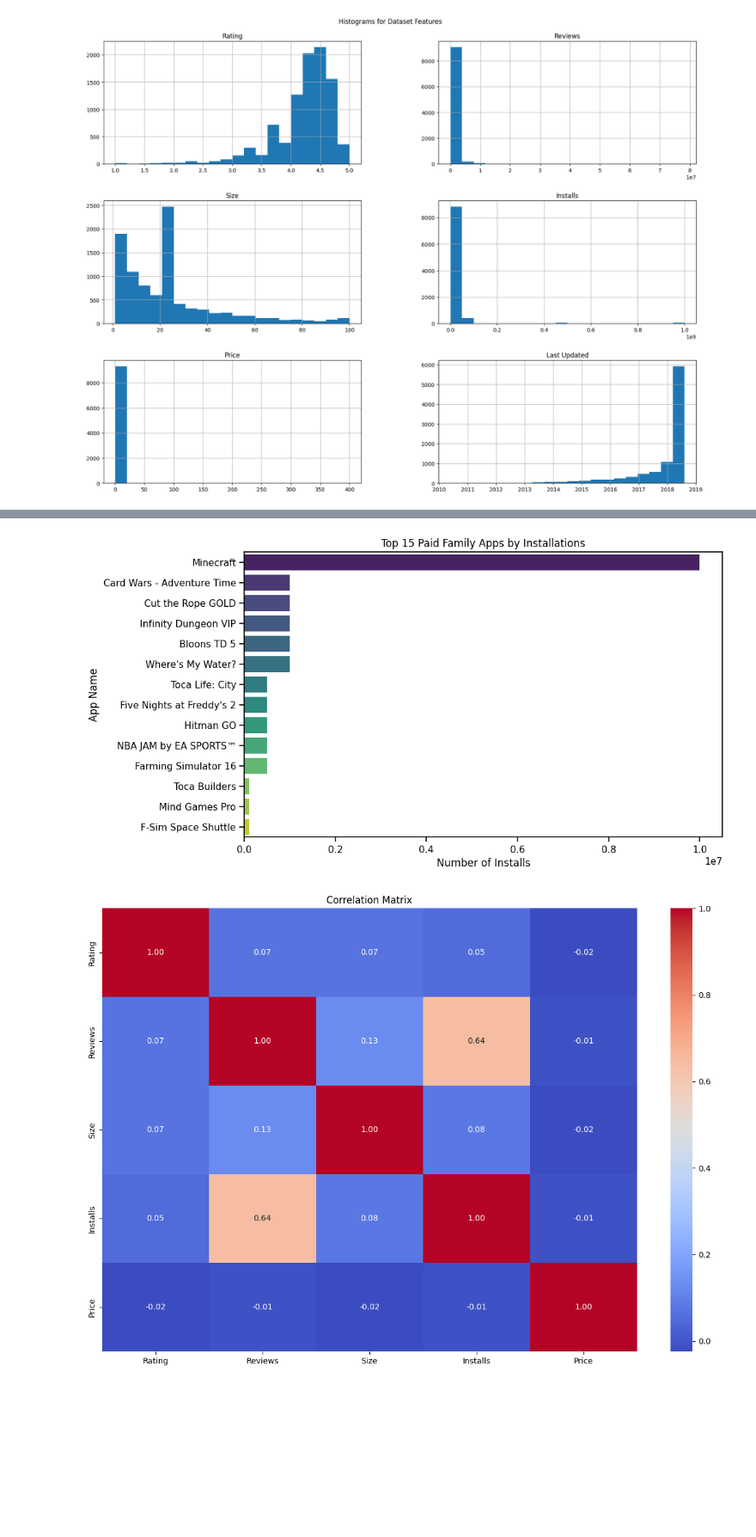
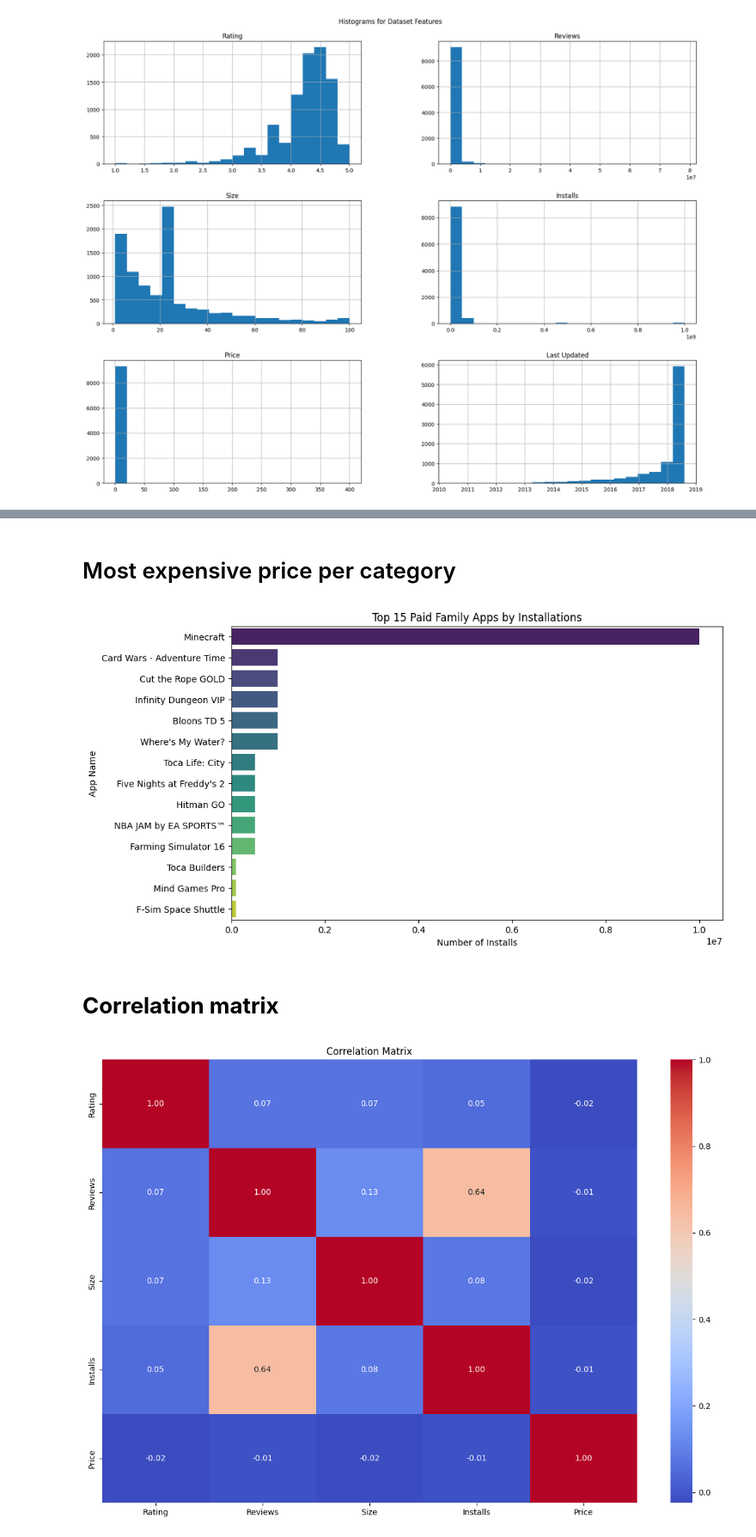
Before and after one commit to abdullaabdukulov/02-Data-Science-My-Mobapp-Studio-, a Jupyter notebook: My_Mobapp_Studio.ipynb, the cells around one changed output, grey strips where cells are left out. Shown at 86% size. Saved outputs shown, nothing was run; the diff lists cells and outputs as text; code cells hidden in the pictures; blank space fills up the shorter version.

```diff
--- a/My_Mobapp_Studio.ipynb
+++ b/My_Mobapp_Studio.ipynb
@@ -14,29 +29,11 @@ Third cleaning the mess of dataset from load_dataset
 # %%
-import pandas as pd
-from pandas.plotting import scatter_matrix
-import numpy as np
-import matplotlib.pyplot as plt
-import seaborn as sns
-
-def load_dataset():
-    df = pd.read_csv("googleplaystore.csv")
-    return df
-data = load_dataset()
-
-
-
-def print_summarize_dataset(dataset):
-    print(dataset.shape)
-    print(dataset.head(10))
-    print(dataset.describe())
-
 # print_summerize_data(data)
 def clean_dataset(data):
     data.dropna(axis=0, inplace=True)
-    data["Reviews"] = data["Reviews"].astype(np.int)
+    data["Reviews"] = data["Reviews"].astype(np.int64)
     data["Category"] = data["Category"].astype("string")
-    data["Installs"] = data["Installs"].str.replace("+", '').str.replace(",", '').astype(int)
-    data["Price"] = data["Price"].str.replace("$", '').astype(np.float)
+    data["Installs"] = data["Installs"].str.replace("+", '', regex=False).str.replace(",", '', regex=False).astype(int)
+    data["Price"] = data["Price"].str.replace("$", '', regex=False).astype(np.float64)
     data["Last Updated"] = pd.to_datetime(data['Last Updated'])
     data["Genres"] = data["Genres"].str.replace("&", "and").astype("string")
     data["Size"] = data["Size"].str.replace("Varies with device", "NaN")
@@ -92,16 +93,21 @@ print_histograms(clean_dataset)
+# %% [markdown]
+# Most expensive price per category
 # %%
 def most_populars_paid_apps_of_Family(clean_dataset):
     top_paid_family_apps = clean_dataset[(clean_dataset["Category"] == "FAMILY") & (clean_dataset["Type"] == "Paid")].nlargest(15, 'Installs')
 
     plt.figure(figsize=(10, 6))
-    sns.barplot(x='Installs', y='App', data=top_paid_family_apps, palette='viridis')
+    sns.barplot(x='Installs', y='App', data=top_paid_family_apps, hue='App', palette='viridis', legend=False)
     plt.title("Top 15 Paid Family Apps by Installations")
     plt.xlabel("Number of Installs")
     plt.ylabel("App Name")
     plt.show()
+
 most_populars_paid_apps_of_Family(clean_dataset)
 # %% [output]
-[figure, old version]
+[figure, new version]
+# %% [markdown]
+# **Correlation matrix**
 # %%
 def compute_correlations_matrix(dataset):
     # Convert string values to numerical values for correlation matrix
```
Also changed, not shown: parts of 17 cells of this notebook.
